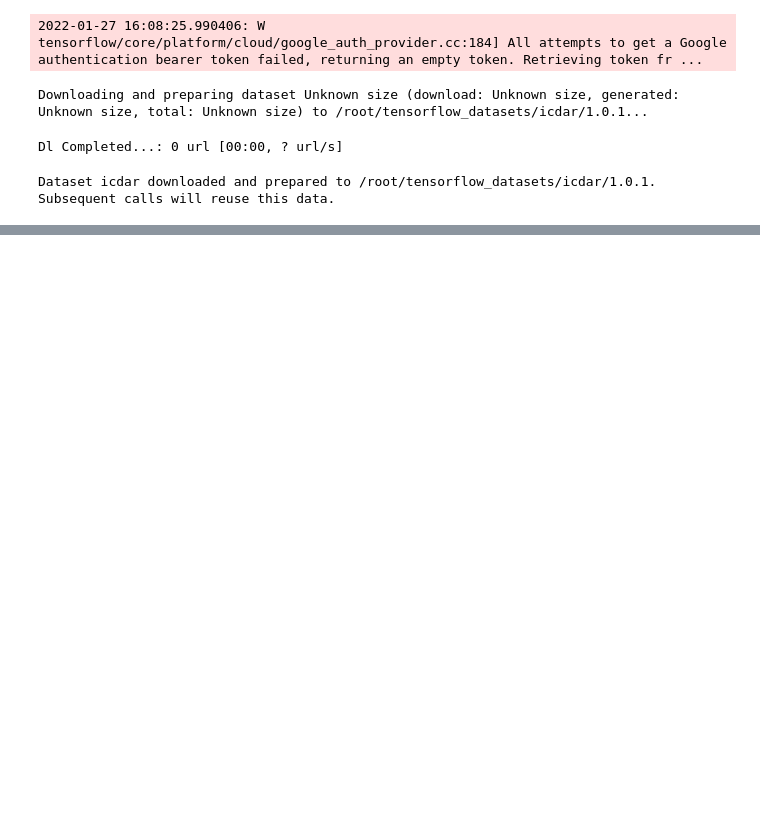
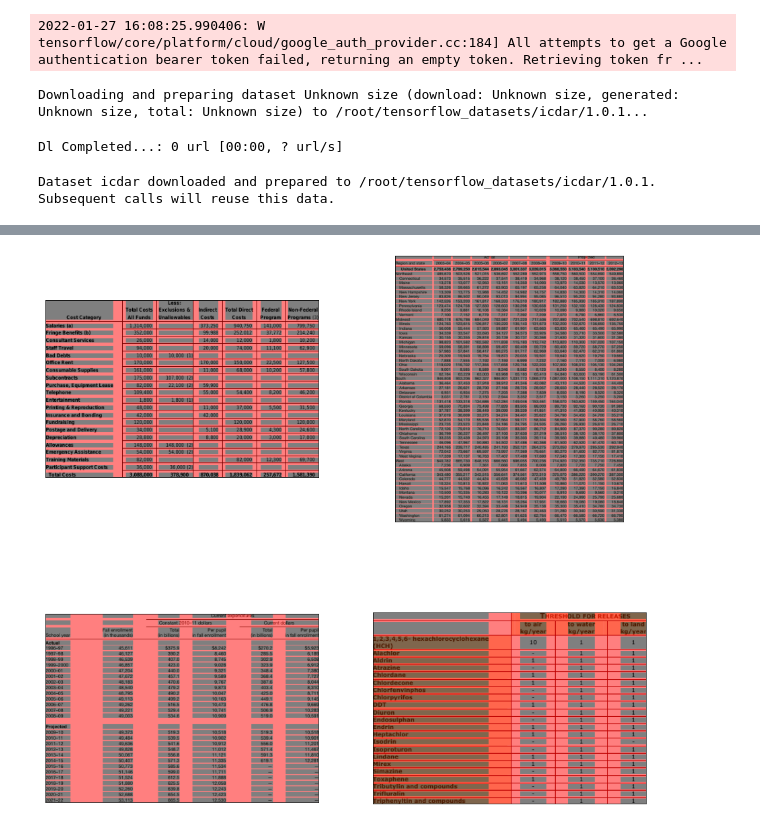
Before and after one commit to matroshenko/TableAnalyzer, a Jupyter notebook: explore_dataset.ipynb, the cells around one changed output, grey strips where cells are left out. Drawn from its saved outputs; the diff is of its cells as text; code cells hidden in the pictures; blank space fills up the shorter version.

```diff
--- a/explore_dataset.ipynb
+++ b/explore_dataset.ipynb
@@ -13,9 +13,9 @@ Downloading and preparing dataset Unknown size (download: Unknown size, generate
 Dl Completed...: 0 url [00:00, ? url/s]
 Dataset icdar downloaded and prepared to /root/tensorflow_datasets/icdar/1.0.1. Subsequent calls will reuse this data.
 # %%
-fig, axes = plt.subplots(3, 4, figsize=(16,16))
+fig, axes = plt.subplots(2, 2, figsize=(16,16))
 
-for element, ax in zip(ds.take(12), axes.flat):
+for element, ax in zip(ds.take(4), axes.flat):
     table_image = PIL.Image.fromarray(element['image'].numpy())
     debug_image = create_debug_image(
         table_image, element['horz_split_points_mask'], element['vert_split_points_mask'])
@@ -23,3 +23,4 @@ for element, ax in zip(ds.take(12), axes.flat):
     ax.get_yaxis().set_visible(False)
     ax.imshow(debug_image)
 plt.show()
+# %% [output]
@@ -25,0 +28 @@ plt.show()
+[figure, added]
```
Also changed, not shown: parts of 1 cell of this notebook.
